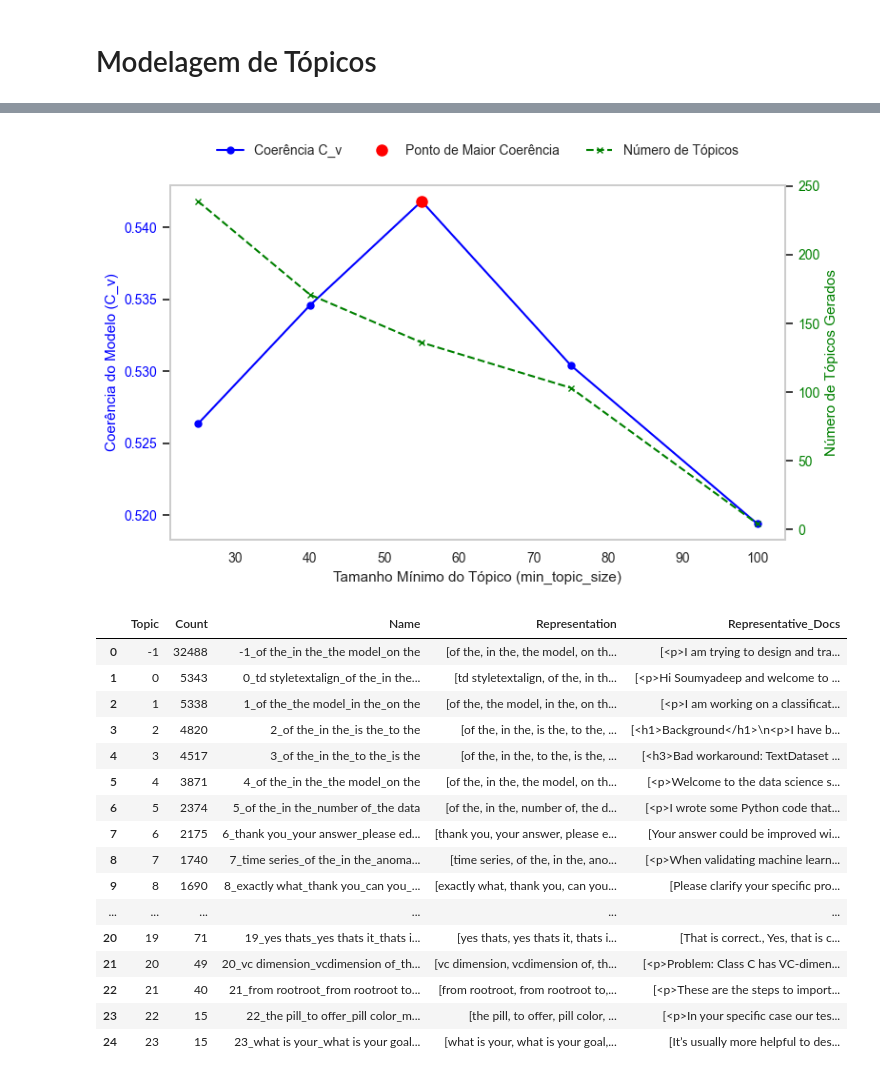
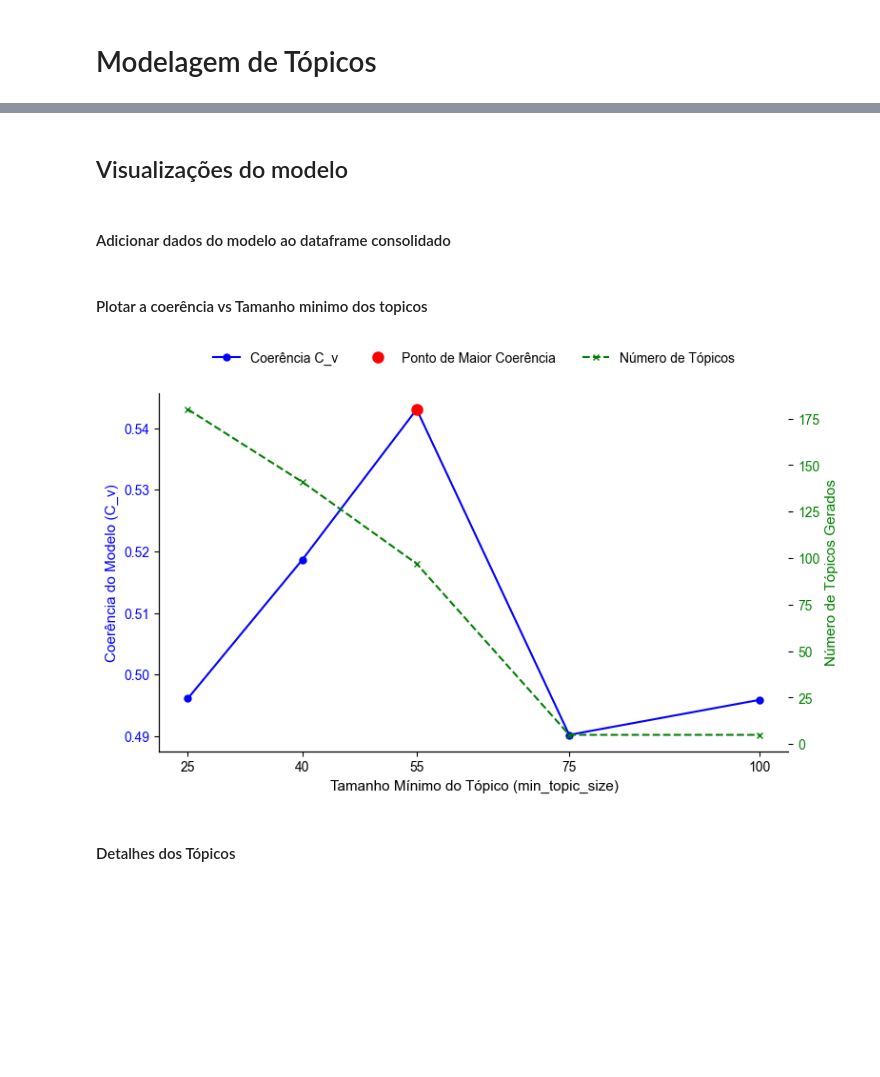
Before and after one commit to hoomanish/TCC_MBA_DS_2025, a Jupyter notebook: ds_posts_analysis.ipynb, the cells around one changed output, grey strips where cells are left out. Saved outputs shown, nothing was run; the diff lists cells and outputs as text; code cells hidden in the pictures; blank space fills up the shorter version.

```diff
--- a/ds_posts_analysis.ipynb
+++ b/ds_posts_analysis.ipynb
@@ -858 +835,6 @@ NameError: name 'modelo_livre' is not defined
+# %%
+# Carregar o modelo salvo
+modelo_rep_multi = BERTopic.load(r"C:\Users\valve\CODE_COMPETITIONS\modelo_multi_representation")
+# Carregar os resultados da comparação dos modelos
+results_df = pd.read_csv("results.csv")
 # %% [markdown]
@@ -1046,0 +1119,4 @@ Treinando o modelo final com os melhores parâmetros...
+# %% [markdown]
+## Visualizações do modelo
+# %% [markdown]
+#### Adicionar dados do modelo ao dataframe consolidado
@@ -1047,11 +1161,6 @@ Treinando o modelo final com os melhores parâmetros...
+# %% [markdown]
+#### Plotar a coerência vs Tamanho minimo dos topicos
 # %%
-import pandas as pd
-import matplotlib.pyplot as plt
-import matplotlib as mpl
-
-# 1. Converter a lista de resultados em um DataFrame do Pandas
-results_df = pd.DataFrame(results)
-
 # Encontrar o resultado com a maior coerência para destaque
 best_result = results_df.loc[results_df['coherence_cv'].idxmax()]
 
@@ -1071,58 +1180,37 @@ ax1.set_ylabel('Coerência do Modelo (C_v)', color=color, fontsize=11)
 ax1.plot(results_df['min_topic_size'], results_df['coherence_cv'],
          color=color, marker='o', markersize=5, label='Coerência C_v')
 ax1.tick_params(axis='y', labelcolor=color, labelsize=10)
+# Set the x ticks to 25, 40, 55, 75, 100
+ax1.set_xticks(results_df['min_topic_size'])
 ax1.tick_params(axis='x', labelsize=10)
 
 # Destacar o ponto de maior coerência
 ax1.plot(best_result['min_topic_size'], best_result['coherence_cv'], 'o',
          markersize=8, color='red', label=f"Ponto de Maior Coerência")
 #retirar grid
 ax1.grid(visible=False)  # Retirar grid do eixo Y esquerdo
 
 # --- Eixo Y Direito (Número de Tópicos) ---
 ax2 = ax1.twinx()
 color = 'green'
 ax2.set_ylabel('Número de Tópicos Gerados', color=color, fontsize=11)
 ax2.plot(results_df['min_topic_size'], results_df['number_of_topics'],
          color=color, linestyle='--', marker='x', markersize=5,
          label='Número de Tópicos')
+
 ax2.tick_params(axis='y', labelcolor=color, labelsize=10)
 ax2.grid(visible=False)  # Retirar grid do eixo Y direito
 
 # 4. Legenda do Gráfico
 # Posicionando a legenda de forma a não sobrepor os dados
 lines, labels = ax1.get_legend_handles_labels()
 lines2, labels2 = ax2.get_legend_handles_labels()
 ax2.legend(lines + lines2, labels + labels2, loc='upper center',
            bbox_to_anchor=(0.5, 1.15), ncol=3, fontsize=10, frameon=False)
 
 # 5. Finalizar e exibir o gráfico
+sns.despine(left=False, bottom=False)
 fig.tight_layout()
 plt.show()
-
-# # 6. Salvar o gráfico em um arquivo para usar no TCC
-# # SVG é um formato vetorial (ótima qualidade), PNG é universal.
-# fig.savefig('grafico_tuning_final.svg', format='svg')
-# fig.savefig('grafico_tuning_final.png', format='png', dpi=300, bbox_inches='tight')
 # %% [output]
-[figure, old version]
+[figure, new version]
-# %%
-modelo_livre.get_topic_info()
-# %% [output]
-|  | Topic | Count | Name | Representation | Representative_Docs |
-| 0 | -1 | 32488 | -1_of the_in the_the model_on the | [of the, in the, the model, on th... | [<p>I am trying to design and tra... |
-| 1 | 0 | 5343 | 0_td styletextalign_of the_in the... | [td styletextalign, of the, in th... | [<p>Hi Soumyadeep and welcome to ... |
-| 2 | 1 | 5338 | 1_of the_the model_in the_on the | [of the, the model, in the, on th... | [<p>I am working on a classificat... |
-| 3 | 2 | 4820 | 2_of the_in the_is the_to the | [of the, in the, is the, to the, ... | [<h1>Background</h1>\n<p>I have b... |
-| 4 | 3 | 4517 | 3_of the_in the_to the_is the | [of the, in the, to the, is the, ... | [<h3>Bad workaround: TextDataset ... |
-| 5 | 4 | 3871 | 4_of the_in the_the model_on the | [of the, in the, the model, on th... | [<p>Welcome to the data science s... |
-| 6 | 5 | 2374 | 5_of the_in the_number of_the data | [of the, in the, number of, the d... | [<p>I wrote some Python code that... |
-| 7 | 6 | 2175 | 6_thank you_your answer_please ed... | [thank you, your answer, please e... | [Your answer could be improved wi... |
-| 8 | 7 | 1740 | 7_time series_of the_in the_anoma... | [time series, of the, in the, ano... | [<p>When validating machine learn... |
-| 9 | 8 | 1690 | 8_exactly what_thank you_can you_... | [exactly what, thank you, can you... | [Please clarify your specific pro... |
-| ... | ... | ... | ... | ... | ... |
-| 20 | 19 | 71 | 19_yes thats_yes thats it_thats i... | [yes thats, yes thats it, thats i... | [That is correct., Yes, that is c... |
-| 21 | 20 | 49 | 20_vc dimension_vcdimension of_th... | [vc dimension, vcdimension of, th... | [<p>Problem: Class C has VC-dimen... |
-| 22 | 21 | 40 | 21_from rootroot_from rootroot to... | [from rootroot, from rootroot to,... | [<p>These are the steps to import... |
-| 23 | 22 | 15 | 22_the pill_to offer_pill color_m... | [the pill, to offer, pill color, ... | [<p>In your specific case our tes... |
-| 24 | 23 | 15 | 23_what is your_what is your goal... | [what is your, what is your goal,... | [It’s usually more helpful to des... |
@@ -1131 +1217,3 @@ modelo_livre.update_topics(docs, vectorizer_model=vectorizer_model)
+# %% [markdown]
+#### Detalhes dos Tópicos
 # %%
```
Also changed, not shown: parts of 64 cells of this notebook.
